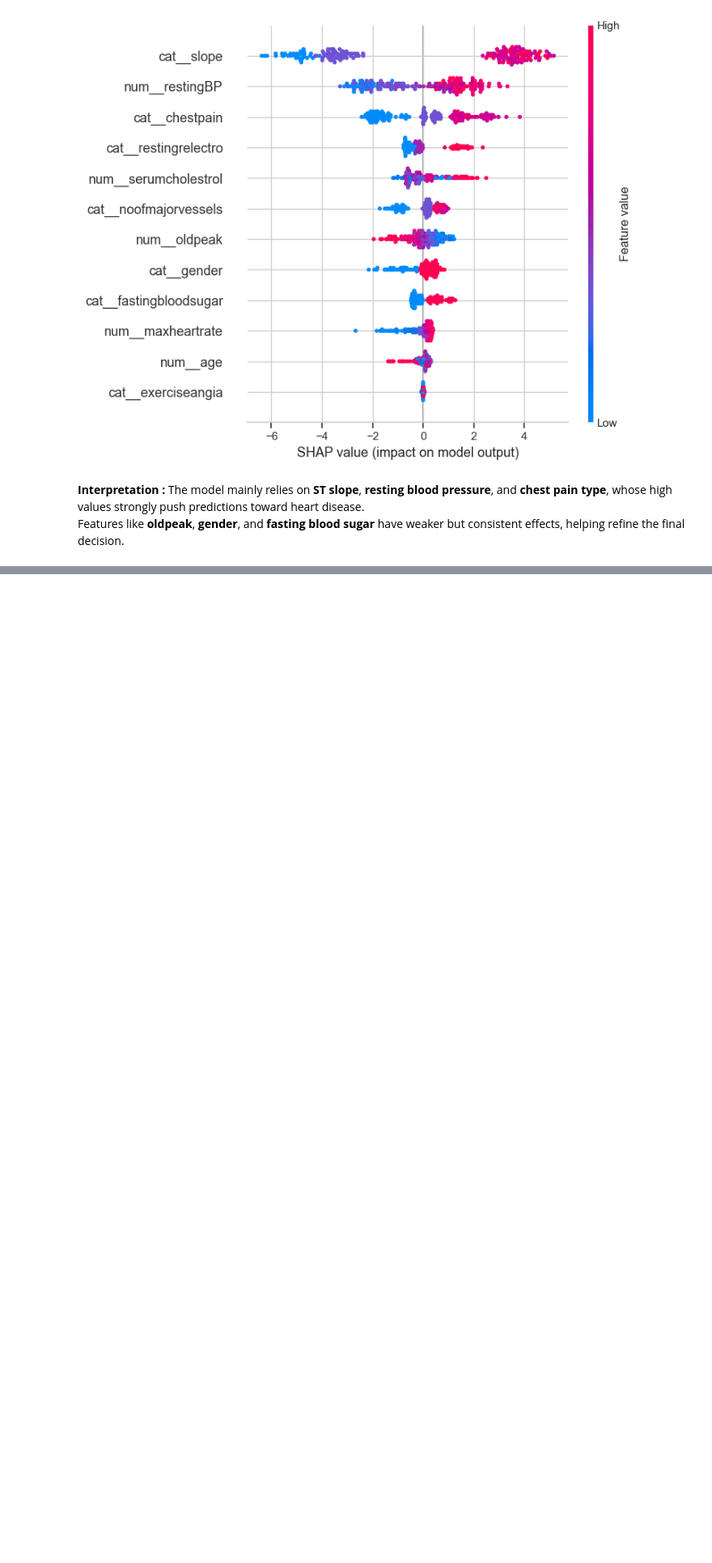
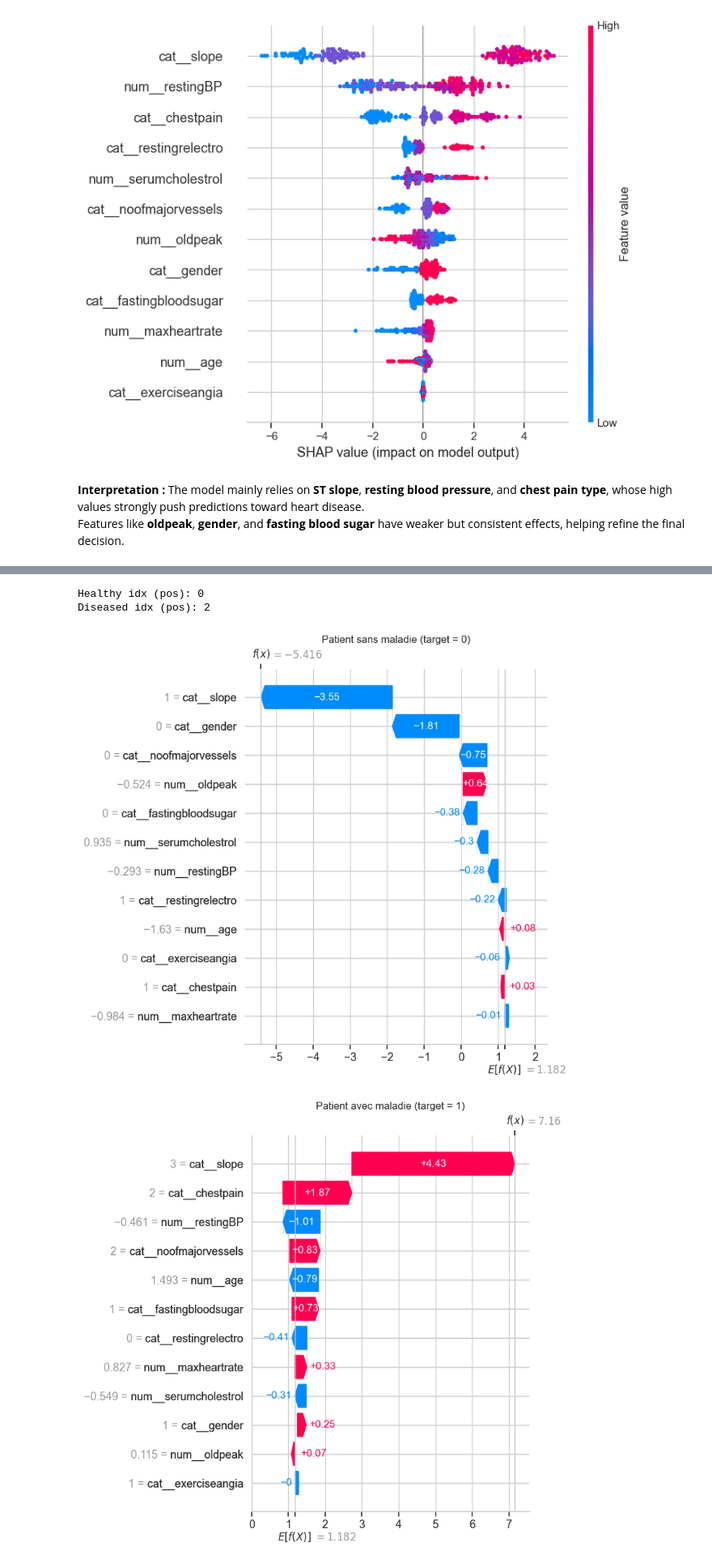
Before and after one commit to paul-adrien1/Projet_ML_notebook, a Jupyter notebook: ML_Project_AVC.ipynb, the cells around one changed output, grey strips where cells are left out. Shown at 81% size. Cells and saved outputs as stored; diff of their text form; code cells hidden in the pictures; blank space fills up the shorter version.

```diff
--- a/ML_Project_AVC.ipynb
+++ b/ML_Project_AVC.ipynb
@@ -1602,0 +1643,76 @@ Features like **oldpeak**, **gender**, and **fasting blood sugar** have weaker b
+# %%
+# 1) Indices positionnels dans y_test
+idx_healthy_pos  = np.where(y_test.values == 0)[0][0]
+idx_diseased_pos = np.where(y_test.values == 1)[0][0]
+
+print("Healthy idx (pos):", idx_healthy_pos)
+print("Diseased idx (pos):", idx_diseased_pos)
+
+# 2) SHAP values individuels
+shap_healthy_vals  = shap_values[idx_healthy_pos]   # (n_features,)
+shap_diseased_vals = shap_values[idx_diseased_pos]  # (n_features,)
+
+# 3) Données transformées
+data_healthy  = X_test_transformed[idx_healthy_pos]
+data_diseased = X_test_transformed[idx_diseased_pos]
+
+# 4) Expected value pour la classe 1
+base_value = explainer.expected_value
+if isinstance(base_value, (list, np.ndarray)):
+    base_value = base_value[1]
+
+# 5) Construction des Explications
+if feature_names is not None:
+    expl_healthy = shap.Explanation(
+        values        = shap_healthy_vals,
+        base_values   = base_value,
+        data          = data_healthy,
+        feature_names = feature_names
+    )
+
+    expl_diseased = shap.Explanation(
+        values        = shap_diseased_vals,
+        base_values   = base_value,
+        data          = data_diseased,
+        feature_names = feature_names
+    )
+else:
+    expl_healthy = shap.Explanation(
+        values      = shap_healthy_vals,
+        base_values = base_value,
+        data        = data_healthy
+    )
+
+    expl_diseased = shap.Explanation(
+        values      = shap_diseased_vals,
+        base_values = base_value,
+        data        = data_diseased
+    )
+
+# 6) Plot des deux waterfalls
+# --- Waterfall plot 1 : Patient sain ---
+
+plt.figure(figsize=(7, 5))
+shap.plots.waterfall(expl_healthy, max_display=13, show=False)
+plt.title("Patient sans maladie (target = 0)")
+plt.tight_layout()
+
+plt.savefig("step3_04A_shap_patient_sain_catboost.png",
+            dpi=150, bbox_inches="tight")
+plt.show()
+
+# --- Waterfall plot 2 : Patient malade ---
+
+plt.figure(figsize=(7, 5))
+shap.plots.waterfall(expl_diseased, max_display=13, show=False)
+plt.title("Patient avec maladie (target = 1)")
+plt.tight_layout()
+
+plt.savefig("step3_04B_shap_patient_malade_catboost.png",
+            dpi=150, bbox_inches="tight")
+plt.show()
+# %% [output]
+Healthy idx (pos): 0
+Diseased idx (pos): 2
+[figure, added]
+[figure, added]
```
Also changed, not shown: parts of 6 cells of this notebook.
